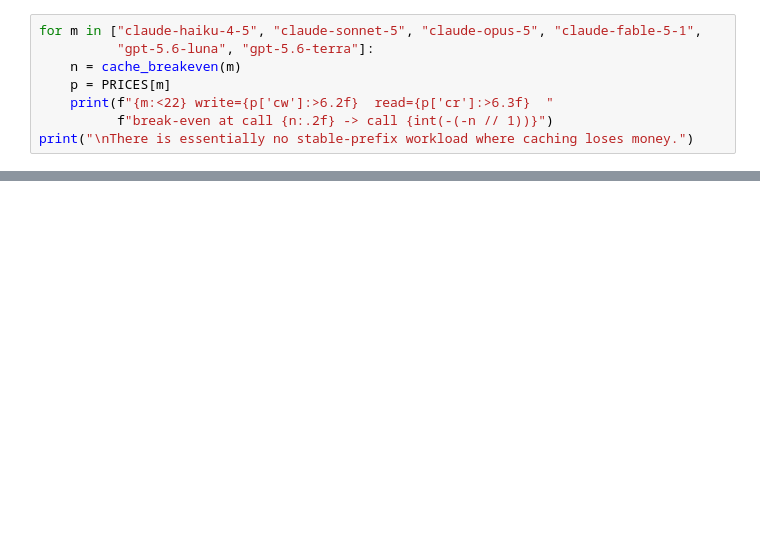
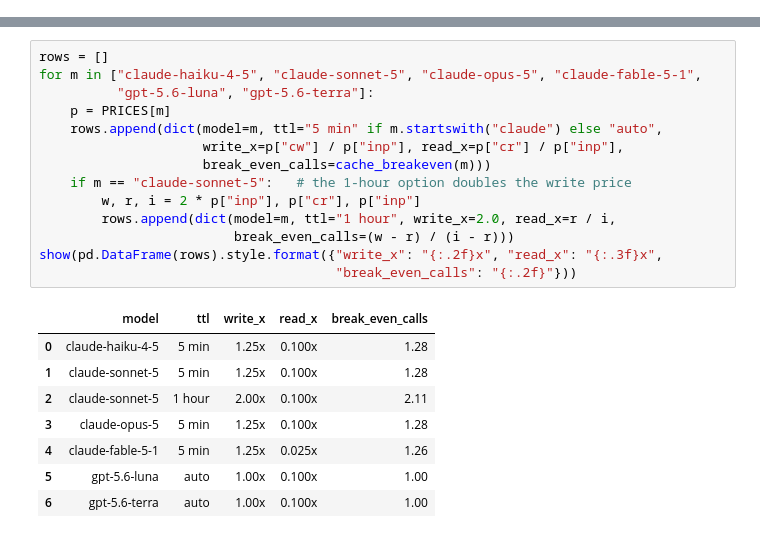
Before and after one commit to tatwan/ai_cost_management_course, a Jupyter notebook: notebooks/02_prompt_caching.ipynb, the cells around one changed output, grey strips where cells are left out. Saved outputs shown, nothing was run; the diff lists cells and outputs as text; blank space fills up the shorter version.

```diff
--- a/notebooks/02_prompt_caching.ipynb
+++ b/notebooks/02_prompt_caching.ipynb
@@ -237,8 +0,0 @@ OpenAI's automatic cache has no write premium, so the "first miss, then hit" pat
-# %%
-for m in ["claude-haiku-4-5", "claude-sonnet-5", "claude-opus-5", "claude-fable-5-1",
-          "gpt-5.6-luna", "gpt-5.6-terra"]:
-    n = cache_breakeven(m)
-    p = PRICES[m]
-    print(f"{m:<22} write={p['cw']:>6.2f}  read={p['cr']:>6.3f}  "
-          f"break-even at call {n:.2f} -> call {int(-(-n // 1))}")
-print("\nThere is essentially no stable-prefix workload where caching loses money.")
@@ -289,0 +244,23 @@ That ~30% is the honest planning number. 90% is the input-only headline.
+# %%
+rows = []
+for m in ["claude-haiku-4-5", "claude-sonnet-5", "claude-opus-5", "claude-fable-5-1",
+          "gpt-5.6-luna", "gpt-5.6-terra"]:
+    p = PRICES[m]
+    rows.append(dict(model=m, ttl="5 min" if m.startswith("claude") else "auto",
+                     write_x=p["cw"] / p["inp"], read_x=p["cr"] / p["inp"],
+                     break_even_calls=cache_breakeven(m)))
+    if m == "claude-sonnet-5":   # the 1-hour option doubles the write price
+        w, r, i = 2 * p["inp"], p["cr"], p["inp"]
+        rows.append(dict(model=m, ttl="1 hour", write_x=2.0, read_x=r / i,
+                         break_even_calls=(w - r) / (i - r)))
+show(pd.DataFrame(rows).style.format({"write_x": "{:.2f}x", "read_x": "{:.3f}x",
+                                      "break_even_calls": "{:.2f}"}))
+# %% [output]
+|  | model | ttl | write_x | read_x | break_even_calls |
+| 0 | claude-haiku-4-5 | 5 min | 1.25x | 0.100x | 1.28 |
+| 1 | claude-sonnet-5 | 5 min | 1.25x | 0.100x | 1.28 |
+| 2 | claude-sonnet-5 | 1 hour | 2.00x | 0.100x | 2.11 |
+| 3 | claude-opus-5 | 5 min | 1.25x | 0.100x | 1.28 |
+| 4 | claude-fable-5-1 | 5 min | 1.25x | 0.025x | 1.26 |
+| 5 | gpt-5.6-luna | auto | 1.00x | 0.100x | 1.00 |
+| 6 | gpt-5.6-terra | auto | 1.00x | 0.100x | 1.00 |
```
Also changed, not shown: parts of 43 cells of this notebook.
